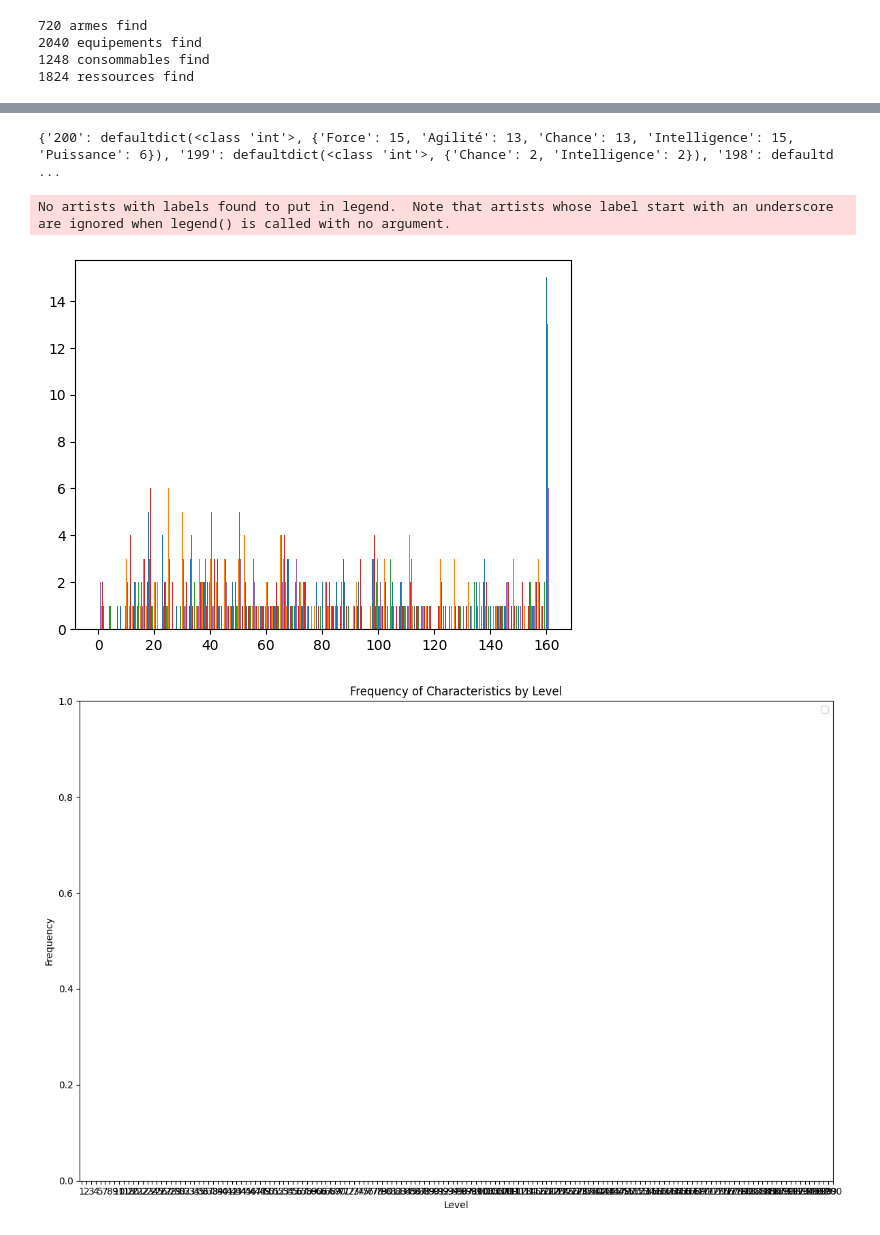
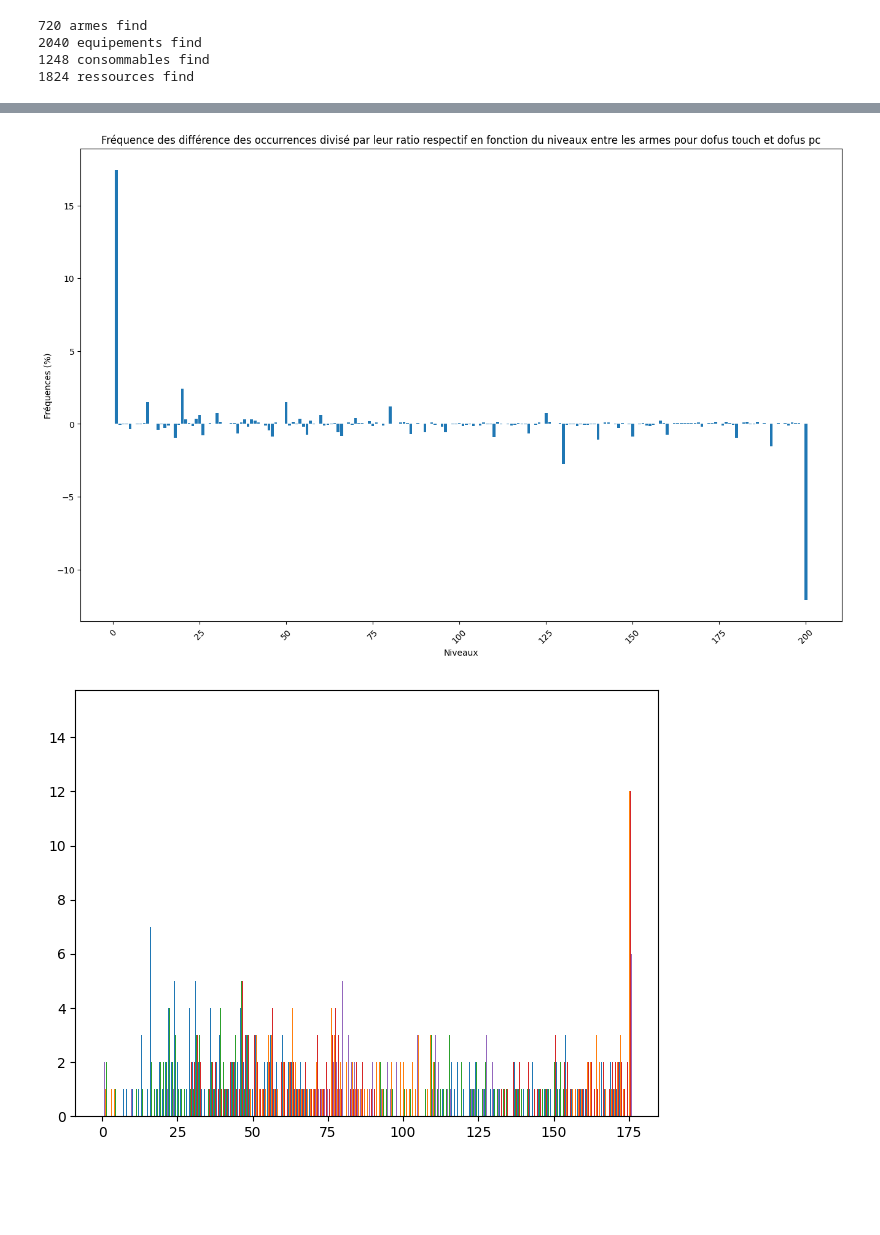
Before and after one commit to Plogeur/Dofus-touch-economic, a Jupyter notebook: items.ipynb, the cells around one changed output, grey strips where cells are left out. Drawn from its saved outputs; the diff is of its cells as text; code cells hidden in the pictures; blank space fills up the shorter version.

Commit message:
fix(items) : reads + plot diff lvl (touch + pc)

```diff
--- a/items.ipynb
+++ b/items.ipynb
@@ -268,3 +256,9 @@ print(objects_touch["armes"][0:5])
+# %%
+occurrences1 = calculate_occurrences(objects_touch["ressources"])
+occurrences2 = calculate_occurrences(objects_pc["ressources"])
+plot_occurrence_difference(occurrences1, occurrences2)
+# %% [output]
+[figure, added]
 # %%
 from collections import defaultdict
 
@@ -288,47 +282,42 @@ def create_dic_lvl_by_type(str_item):
 # %%
 str_item = "armes"
 characteristics, frequency_by_level = create_dic_lvl_by_type(str_item)
-print(frequency_by_level)
-# %% [output]
-{'200': defaultdict(<class 'int'>, {'Force': 15, 'Agilité': 13, 'Chance': 13, 'Intelligence': 15, 'Puissance': 6}), '199': defaultdict(<class 'int'>, {'Chance': 2, 'Intelligence': 2}), '198': defaultd ...
 # %%
 import matplotlib.pyplot as plt
 
 # Order the dictionary by level
 ordered_frequency_by_level = dict(sorted(frequency_by_level.items(), key=lambda x: int(x[0])))
 
 # Extract data for plotting
 levels = list(ordered_frequency_by_level.keys())
 characteristics = list(characteristics)
 
 # Check if there are any characteristics present
-if any(characteristic in ordered_frequency_by_level[level] for characteristic in characteristics):
+if any(any(characteristic in ordered_frequency_by_level[level] for characteristic in characteristics) for level in levels):
 
     # Create a plot for each characteristic
     bar_width = 0.2  # Adjust this value to change the width of each bar
     for i, characteristic in enumerate(characteristics):
         frequencies = [ordered_frequency_by_level[level].get(characteristic, 0) for level in levels]
         plt.bar([level + i * bar_width for level in range(len(levels))], frequencies, label=characteristic, width=bar_width)
 
-    # Add labels and title
-    plt.figure(figsize=(12, 8))  # Adjust the figsize as needed (width, height)
-    plt.xlabel('Level')
-    plt.ylabel('Frequency')
-    plt.title('Frequency of Characteristics by Level')
+    # # Add labels and title
+    # plt.figure(figsize=(16, 10))  # Adjust the figsize as needed (width, height)
+    # plt.xlabel('Level')
+    # plt.ylabel('Frequency')
+    # plt.title('Frequency of Characteristics by Level')
 
-    # Adjust x-axis ticks and labels
-    plt.xticks([level + bar_width * (len(characteristics) - 1) / 2 for level in range(len(levels))], levels)
+    # # Adjust x-axis ticks and labels
+    # plt.xticks([level + bar_width * (len(characteristics) - 1) / 2 for level in range(len(levels))], levels)
 
-    # Show the legend
-    plt.legend()
+    # # Show the legend
+    # plt.legend()
 
-    # Show the plot
+    # # Show the plot
     plt.tight_layout()
     plt.show()
 
 else:
     print("No characteristics found in the data.")
 # %% [output]
-No artists with labels found to put in legend.  Note that artists whose label start with an underscore are ignored when legend() is called with no argument.
-[figure, old version]
+[figure, new version]
-[figure, removed]
```
Also changed, not shown: parts of 7 cells of this notebook, 5 other files.
